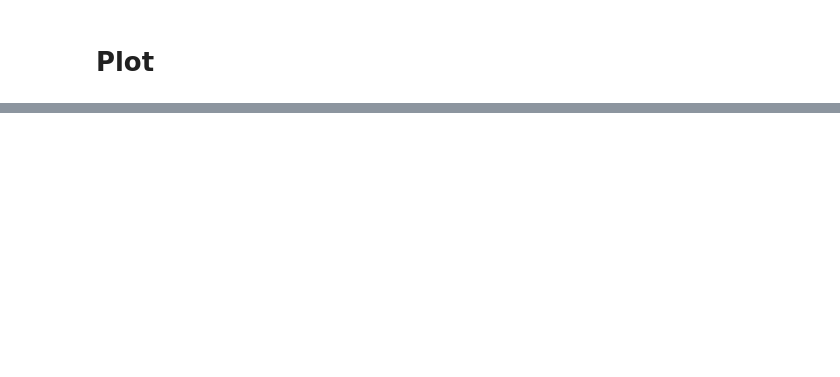
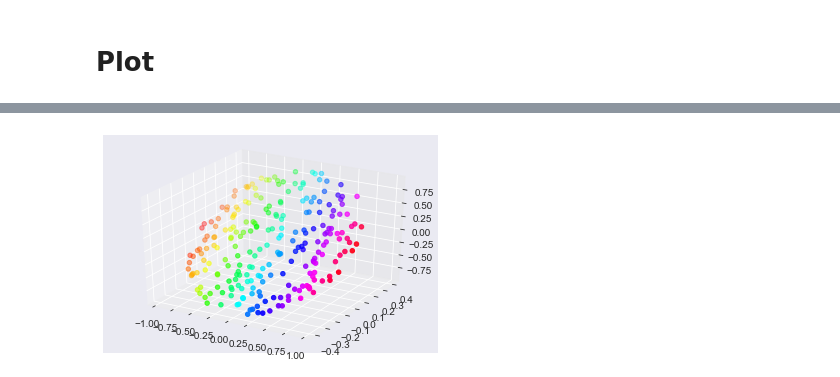
Before and after one commit to rnagumo/vae_exmple, a Jupyter notebook: notes/pca.ipynb, the cells around one changed output, grey strips where cells are left out. Cells and saved outputs as stored; diff of their text form; code cells hidden in the pictures; blank space fills up the shorter version.

```diff
--- a/notes/pca.ipynb
+++ b/notes/pca.ipynb
@@ -94,0 +122,8 @@ plt.show()
+# %%
+fig = plt.figure()
+ax = fig.add_subplot(111, projection="3d")
+ax.scatter(x_skl[:, 0], x_skl[:, 1], zs=x_skl[:, 2],
+           c=x.numpy()[:, 0], cmap=plt.get_cmap("hsv"))
+plt.show()
+# %% [output]
+[figure, added]
```
Also changed, not shown: parts of 14 cells of this notebook, 2 other files.
